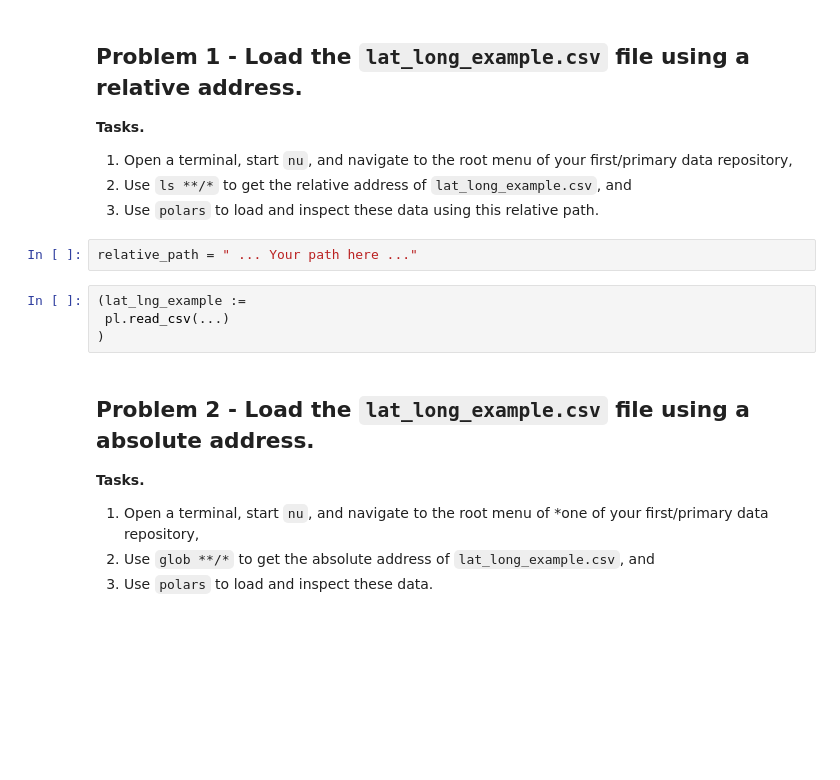
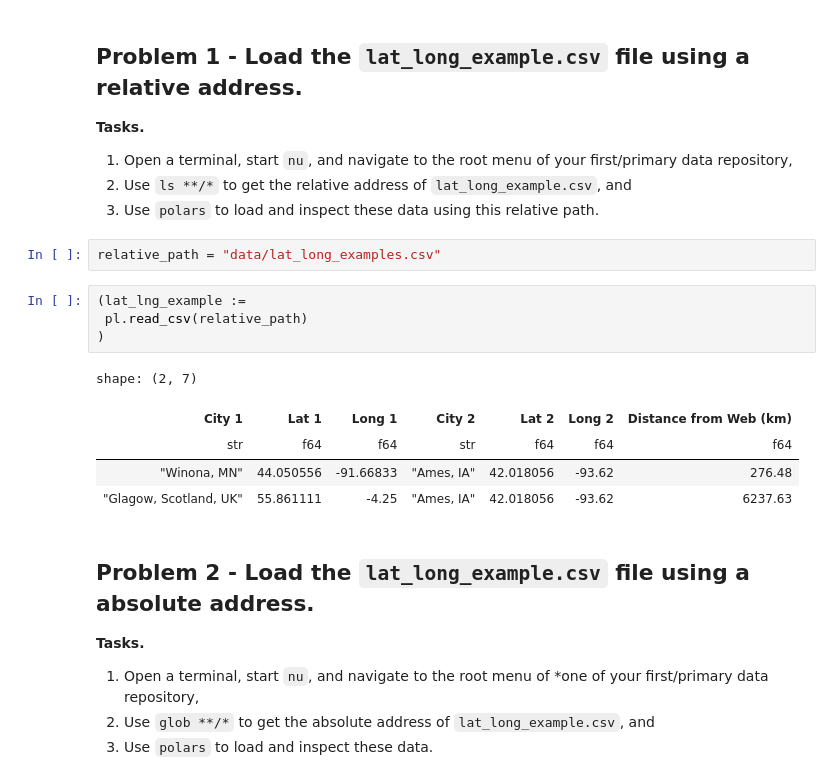
Before and after one commit to courtneycasey091/health-survey, a Jupyter notebook: 1_4_health_care_survey.ipynb, the cells around one changed output. Drawn from its saved outputs; the diff is of its cells as text; blank space fills up the shorter version.

```diff
--- a/1_4_health_care_survey.ipynb
+++ b/1_4_health_care_survey.ipynb
@@ -259,11 +261,17 @@ In this notebook, we will illustrate
 2. Use `ls **/*` to get the relative address of `lat_long_example.csv`, and
 3. Use `polars` to load and inspect these data using this relative path.
 # %%
-relative_path = " ... Your path here ..."
+relative_path = "data/lat_long_examples.csv"
 # %%
 (lat_lng_example :=
- pl.read_csv(...)
+ pl.read_csv(relative_path)
 )
+# %% [output]
+shape: (2, 7)
+| City 1 | Lat 1 | Long 1 | City 2 | Lat 2 | Long 2 | Distance from Web (km) |
+| str | f64 | f64 | str | f64 | f64 | f64 |
+| "Winona, MN" | 44.050556 | -91.66833 | "Ames, IA" | 42.018056 | -93.62 | 276.48 |
+| "Glagow, Scotland, UK" | 55.861111 | -4.25 | "Ames, IA" | 42.018056 | -93.62 | 6237.63 |
 # %% [markdown]
 ## Problem 2 - Load the `lat_long_example.csv` file using a absolute address.
 
```
Also changed, not shown: parts of 4 cells of this notebook.
